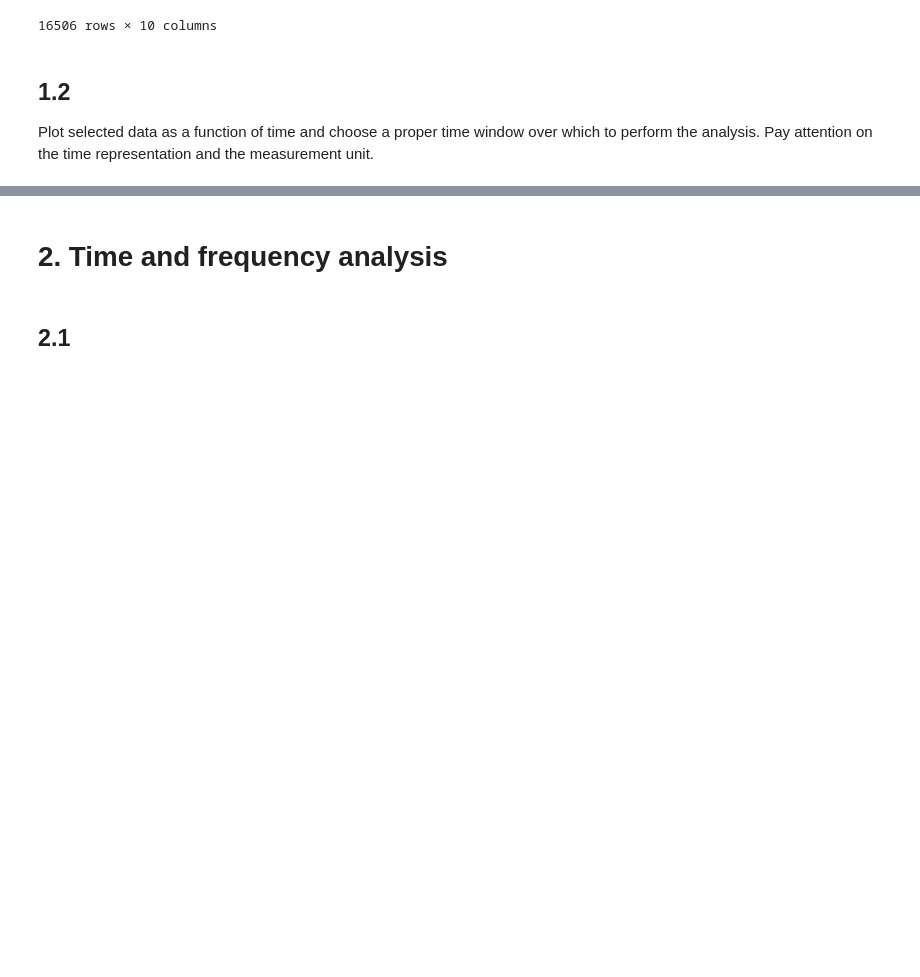
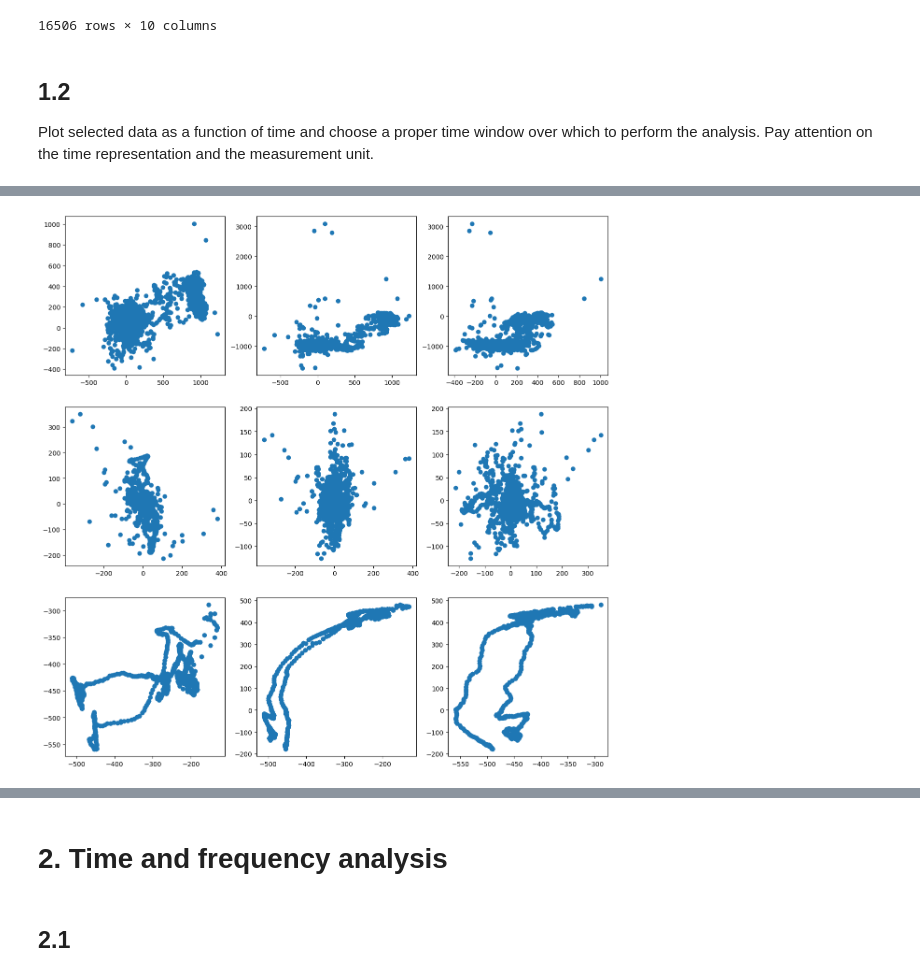
Before and after one commit to anaisbattut/ProjectHEART, a Jupyter notebook: Project.ipynb, the cells around one changed output, grey strips where cells are left out. Cells and saved outputs as stored; diff of their text form; code cells hidden in the pictures; blank space fills up the shorter version.

```diff
--- a/Project.ipynb
+++ b/Project.ipynb
@@ -262,0 +229,8 @@ axs[2].title.set_text("Magnitude")
+# %%
+#Let's find the index for the time 0:00:11 and 0:00:57
+t_search_min = t_min + timedelta(seconds=11)
+t_search_max = t_max + timedelta(seconds=57)
+
+#From datetime -> to timestamp
+ts_min = datetime.timestamp(t_search_min)
+ts_max = datetime.timestamp(t_search_max)
@@ -262,0 +239,8 @@ axs[2].title.set_text("Magnitude")
+# %%
+#We reduce the data
+data = data[(data["Timestamp"] >= ts_min) & (data["Timestamp"] <= ts_max)]
+#we check if the data start at the right time
+t_min = data['Timestamp'].min()
+t_max = data['Timestamp'].max()
+print("Are t_min and ts_min equal", np.allclose(ts_min, t_min))
+print("Are t_max and ts_max equal", np.allclose(ts_max, t_max))
@@ -262,0 +291,18 @@ axs[2].title.set_text("Magnitude")
+# %%
+#First, let's see if there is any correlation between x, y , z of each values
+data_acc = data.iloc[:, 1:4]
+data_gyro = data.iloc[:, 4:7]
+data_magn = data.iloc[:, 7:10]
+
+#Correlation between x, y, z of acceleration
+fig, axs = plt.subplots(3,3, figsize=(15, 15))
+def plot_corr(data_, line):
+    axs[line, 0].scatter(data_.iloc[:,0], data_.iloc[:,1])
+    axs[line, 1].scatter(data_.iloc[:,0], data_.iloc[:,2])
+    axs[line, 2].scatter(data_.iloc[:,1], data_.iloc[:,2])
+
+plot_corr(data_acc, 0)
+plot_corr(data_gyro, 1)
+plot_corr(data_magn, 2)
+# %% [output]
+[figure, added]
```
Also changed, not shown: parts of 12 cells of this notebook.
